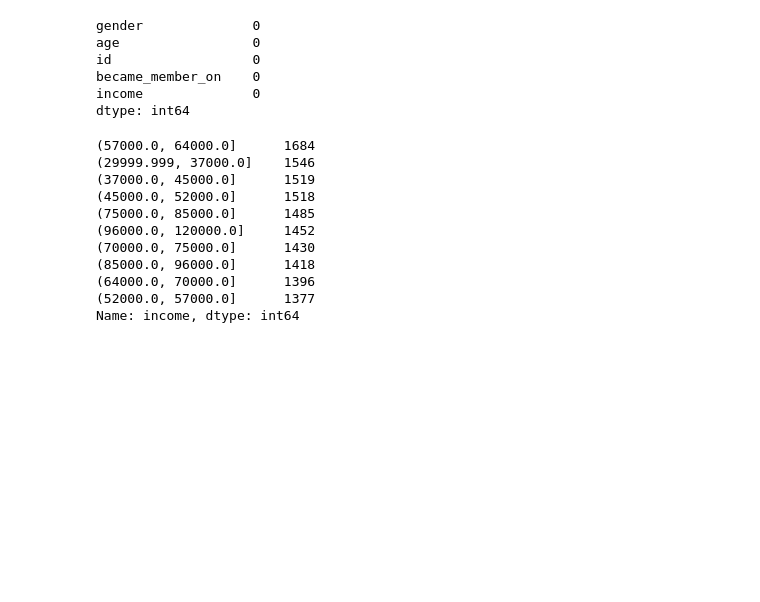
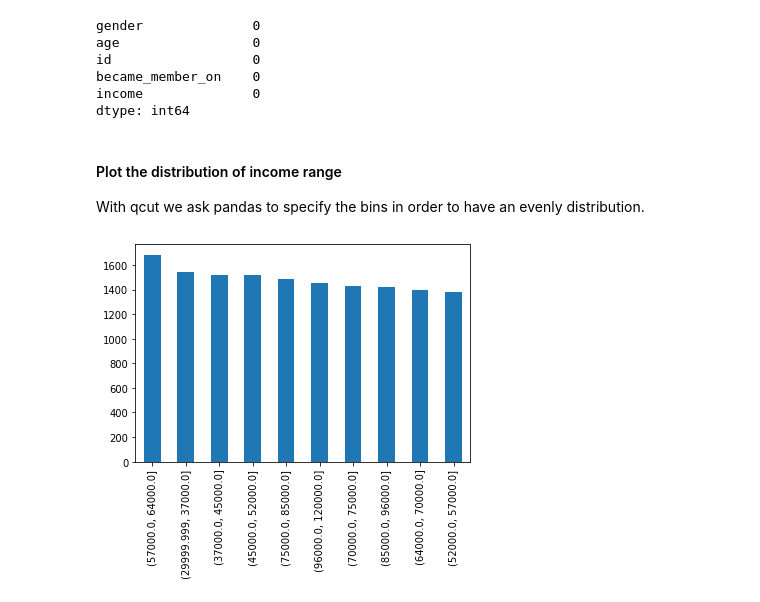
Before and after one commit to melkodary/starbucks-capstone, a Jupyter notebook: Starbucks_Capstone_notebook.ipynb, the cells around one changed output. Drawn from its saved outputs; the diff is of its cells as text; code cells hidden in the pictures; blank space fills up the shorter version.

```diff
--- a/Starbucks_Capstone_notebook.ipynb
+++ b/Starbucks_Capstone_notebook.ipynb
@@ -306,24 +318,17 @@ id                  0
 became_member_on    0
 income              0
 dtype: int64
+# %% [markdown]
+#### Plot the distribution of income range
+With qcut we ask pandas to specify the bins in order to have an evenly distribution.
 # %%
 # spreading the income over ranges, to check how offers are affected by income.
 # only for visualization and that's why we are dropping the null.
 dropped_nulls = profile.drop(index=noise_data_idx)
 income_range = pd.qcut(dropped_nulls['income'], q=10)
-income_range.value_counts()
+income_range.value_counts().plot(kind='bar');
 # %% [output]
-(57000.0, 64000.0]      1684
-(29999.999, 37000.0]    1546
-(37000.0, 45000.0]      1519
-(45000.0, 52000.0]      1518
-(75000.0, 85000.0]      1485
-(96000.0, 120000.0]     1452
-(70000.0, 75000.0]      1430
-(85000.0, 96000.0]      1418
-(64000.0, 70000.0]      1396
-(52000.0, 57000.0]      1377
-Name: income, dtype: int64
+[figure, added]
 # %%
 def preprocess_profile(profile):
     df = profile.copy()
```
Also changed, not shown: parts of 12 cells of this notebook.
